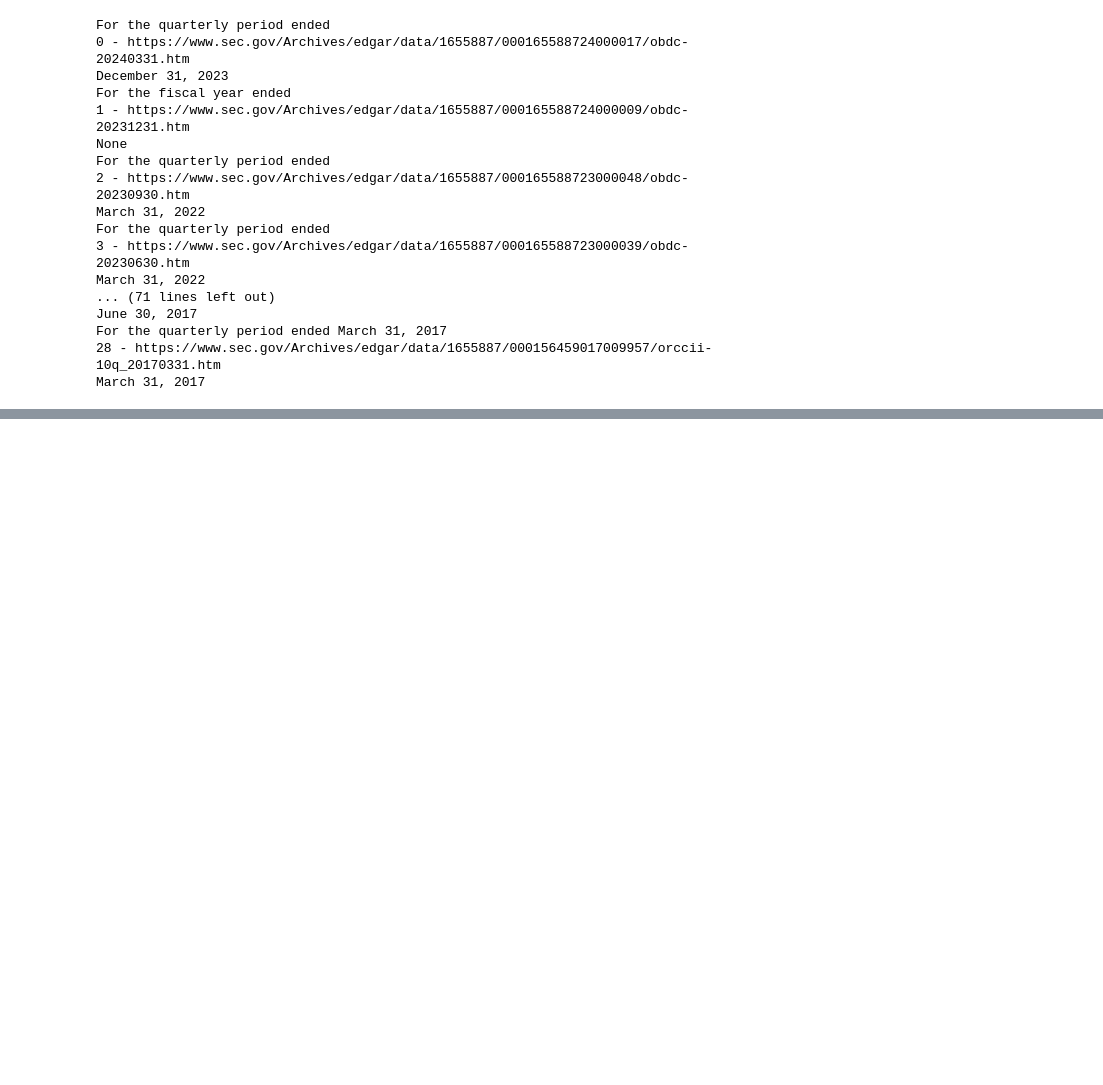
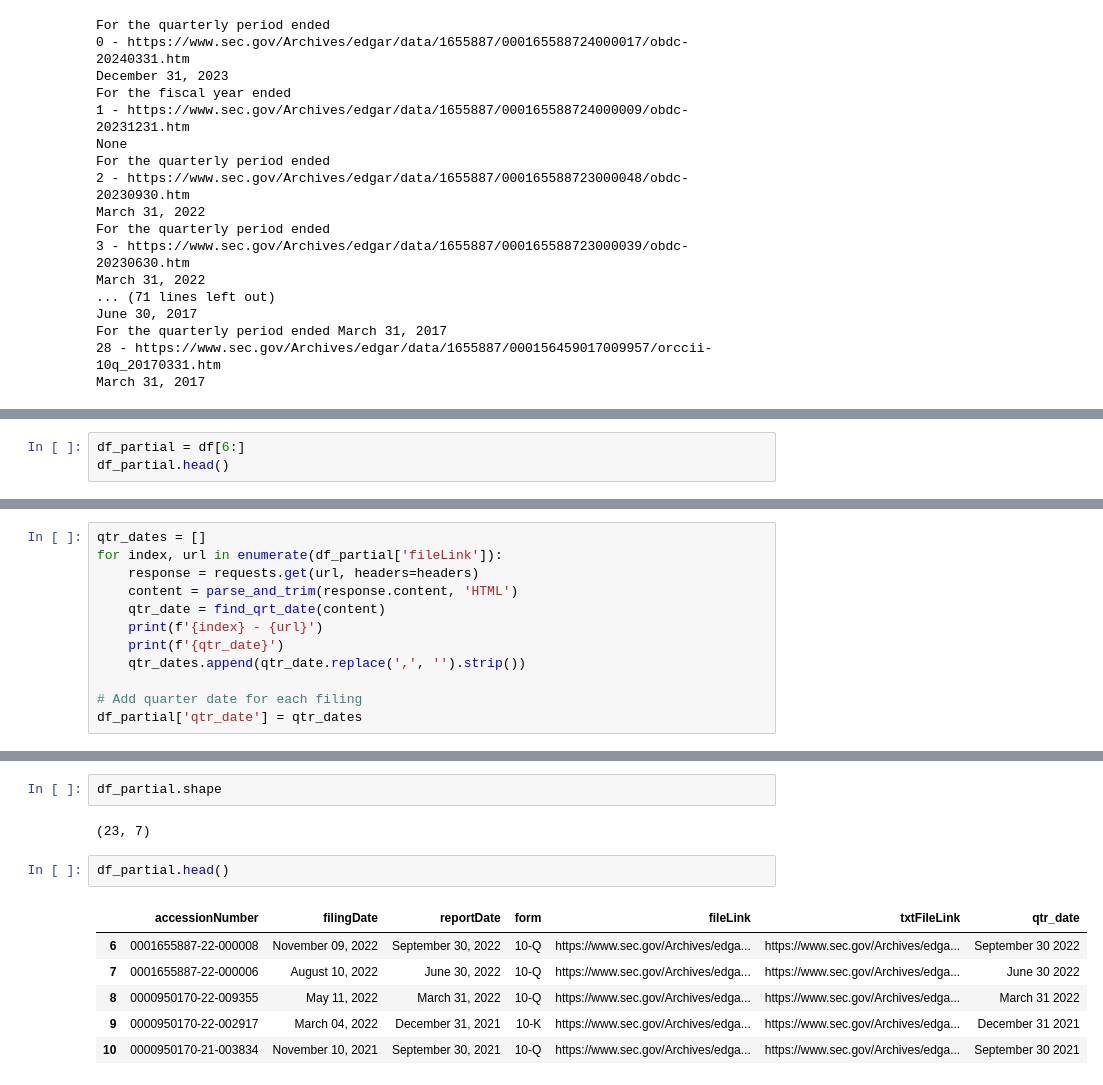
Before and after one commit to ellenguyen/SEC_filings, a Jupyter notebook: 1655887/code/extract_filing_tables.ipynb, the cells around one changed output, grey strips where cells are left out. Cells and saved outputs as stored; diff of their text form; blank space fills up the shorter version.

```diff
--- a/1655887/code/extract_filing_tables.ipynb
+++ b/1655887/code/extract_filing_tables.ipynb
@@ -184,0 +356,3 @@ March 31, 2017
+# %%
+df_partial = df[6:]
+df_partial.head()
@@ -184,0 +366,12 @@ March 31, 2017
+# %%
+qtr_dates = []
+for index, url in enumerate(df_partial['fileLink']):
+    response = requests.get(url, headers=headers)
+    content = parse_and_trim(response.content, 'HTML')
+    qtr_date = find_qrt_date(content)
+    print(f'{index} - {url}')
+    print(f'{qtr_date}')
+    qtr_dates.append(qtr_date.replace(',', '').strip())
+
+# Add quarter date for each filing
+df_partial['qtr_date'] = qtr_dates
@@ -184,0 +401,13 @@ March 31, 2017
+# %%
+df_partial.shape
+# %% [output]
+(23, 7)
+# %%
+df_partial.head()
+# %% [output]
+|  | accessionNumber | filingDate | reportDate | form | fileLink | txtFileLink | qtr_date |
+| 6 | 0001655887-22-000008 | November 09, 2022 | September 30, 2022 | 10-Q | https://www.sec.gov/Archives/edga... | https://www.sec.gov/Archives/edga... | September 30 2022 |
+| 7 | 0001655887-22-000006 | August 10, 2022 | June 30, 2022 | 10-Q | https://www.sec.gov/Archives/edga... | https://www.sec.gov/Archives/edga... | June 30 2022 |
+| 8 | 0000950170-22-009355 | May 11, 2022 | March 31, 2022 | 10-Q | https://www.sec.gov/Archives/edga... | https://www.sec.gov/Archives/edga... | March 31 2022 |
+| 9 | 0000950170-22-002917 | March 04, 2022 | December 31, 2021 | 10-K | https://www.sec.gov/Archives/edga... | https://www.sec.gov/Archives/edga... | December 31 2021 |
+| 10 | 0000950170-21-003834 | November 10, 2021 | September 30, 2021 | 10-Q | https://www.sec.gov/Archives/edga... | https://www.sec.gov/Archives/edga... | September 30 2021 |
```
Also changed, not shown: parts of 18 cells of this notebook.
